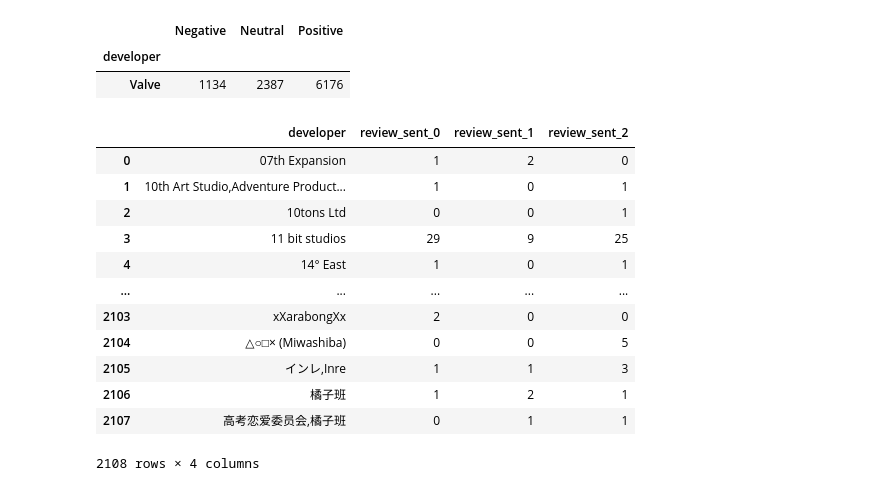
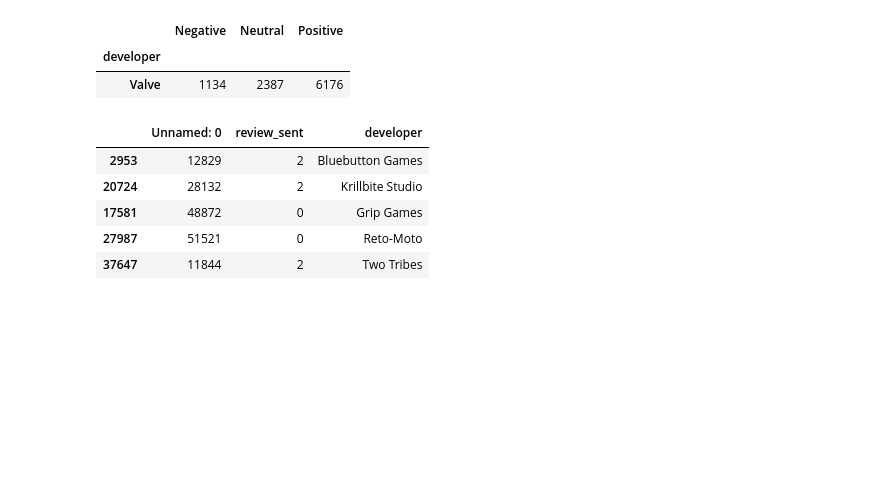
Before and after one commit to javierbengolea/PI_ML_OPS, a Jupyter notebook: main.ipynb, the cells around one changed output. Saved outputs shown, nothing was run; the diff lists cells and outputs as text; code cells hidden in the pictures; blank space fills up the shorter version.

```diff
--- a/main.ipynb
+++ b/main.ipynb
@@ -1526,7 +1526,7 @@ print(sentiment_counts)
 # %% [output]
 {0: 1134, 1: 2387, 2: 6176}
 # %%
-df_rev_sent = pd.read_csv('des_reviews_sent.csv')
+df_rev_sent = pd.read_csv('datasets/des_reviews_sent.csv')
 desarrollador = 'Valve'
 negativas = df_rev_sent.query(f"developer == '{desarrollador}' and review_sent == 0").count().review_sent
 neutrales = df_rev_sent.query(f"developer == '{desarrollador}'  and review_sent == 1").count().review_sent
@@ -1544,31 +1544,12 @@ pivot_df
 |  | Negative | Neutral | Positive |
 | developer |  |  |  |
 | Valve | 1134 | 2387 | 6176 |
-# %%
-import pandas as pd
-
-# Assuming your DataFrame is named df
-pivot_df = df.pivot_table(index='developer', columns='review_sent', aggfunc='size', fill_value=0)
-
-# Reset index to make 'developer' a regular column
-pivot_df.reset_index(inplace=True)
-
-# Rename the columns for better clarity
-pivot_df.columns.name = None  # Remove the name of the columns
-pivot_df.columns = ['developer'] + [f'review_sent_{i}' for i in pivot_df.columns[1:]]
-
-pivot_df
-# %% [output]
-|  | developer | review_sent_0 | review_sent_1 | review_sent_2 |
-| 0 | 07th Expansion | 1 | 2 | 0 |
-| 1 | 10th Art Studio,Adventure Product... | 1 | 0 | 1 |
-| 2 | 10tons Ltd | 0 | 0 | 1 |
-| 3 | 11 bit studios | 29 | 9 | 25 |
-| 4 | 14° East | 1 | 0 | 1 |
-| ... | ... | ... | ... | ... |
-| 2103 | xXarabongXx | 2 | 0 | 0 |
-| 2104 | △○□× (Miwashiba) | 0 | 0 | 5 |
-| 2105 | インレ,Inre | 1 | 1 | 3 |
-| 2106 | 橘子班 | 1 | 2 | 1 |
-| 2107 | 高考恋爱委员会,橘子班 | 0 | 1 | 1 |
-2108 rows × 4 columns
+# %%
+df_rev_sent.sample(5)
+# %% [output]
+|  | Unnamed: 0 | review_sent | developer |
+| 2953 | 12829 | 2 | Bluebutton Games |
+| 20724 | 28132 | 2 | Krillbite Studio |
+| 17581 | 48872 | 0 | Grip Games |
+| 27987 | 51521 | 0 | Reto-Moto |
+| 37647 | 11844 | 2 | Two Tribes |
```
Also changed, not shown: 1 other file.
